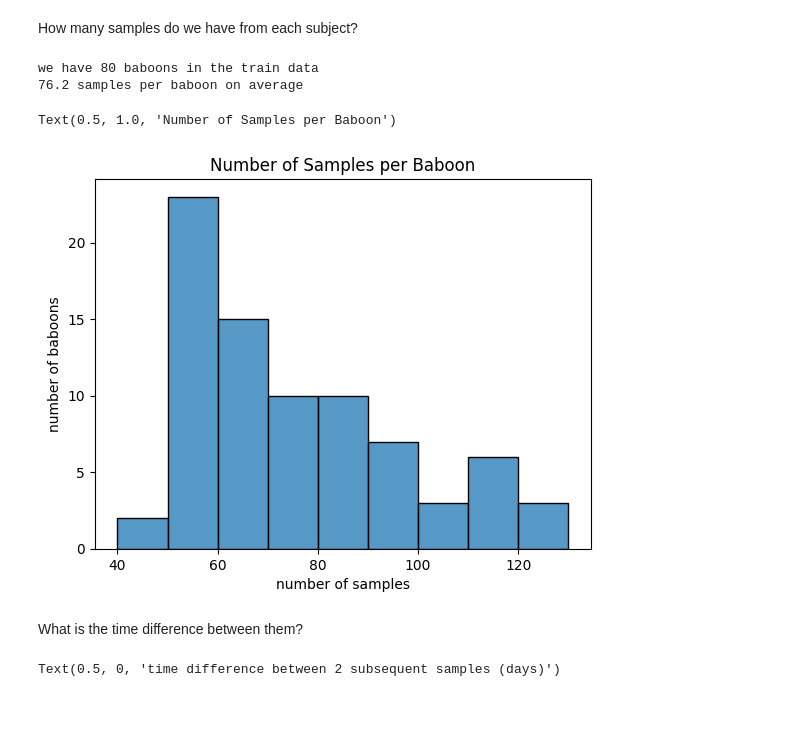
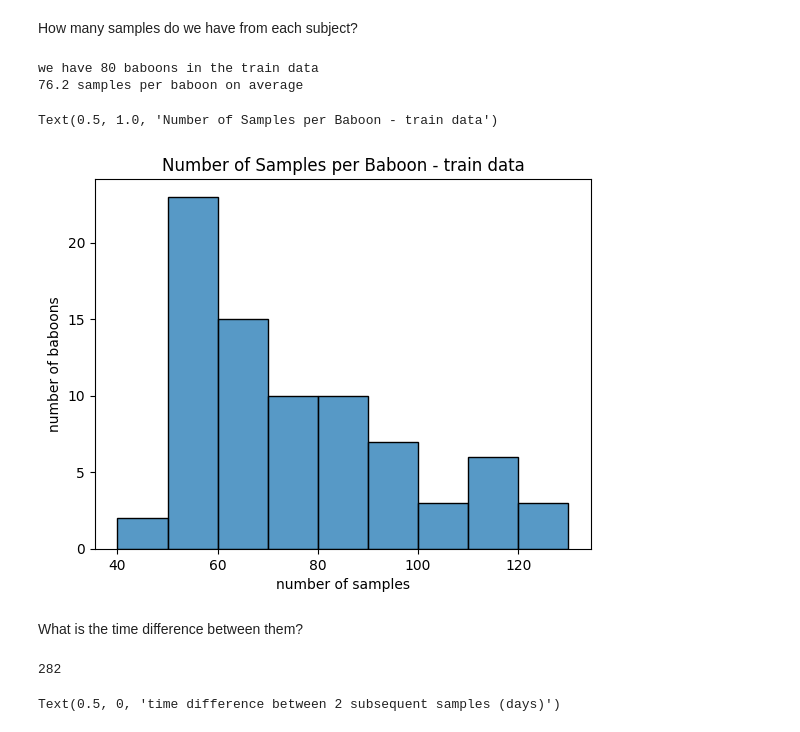
Before and after one commit to yuvaldotan/workshop_microbiome, a Jupyter notebook: code/Milestone1/milestone_1.ipynb, the cells around one changed output. Saved outputs shown, nothing was run; the diff lists cells and outputs as text; code cells hidden in the pictures.

```diff
--- a/milestone_1.ipynb
+++ b/code/Milestone1/milestone_1.ipynb
@@ -14,0 +12,3 @@ data_df = pd.read_csv("train_data.csv",  index_col="sample")
+# %%
+data_df = pd.read_csv(r"C:\Users\tomer\Desktop\year3\sem B\workshop_microbiome\train_data.csv", index_col="sample")
+metadata_df = pd.read_csv(r"C:\Users\tomer\Desktop\year3\sem B\workshop_microbiome\train_metadata.csv",  index_col="sample")
@@ -19,16 +36,16 @@ How many samples do we have from each subject?
 # %%
 baboons = metadata_df.groupby("baboon_id").count()["collection_date"]
 print(f"we have {len(baboons)} baboons in the train data")
 print(f"{baboons.mean()} samples per baboon on average")
 sns.histplot(baboons, binwidth=10, binrange=(40, 130))
 plt.xlabel("number of samples")
 plt.ylabel("number of baboons")
-plt.title("Number of Samples per Baboon")
+plt.title("Number of Samples per Baboon - train data")
 # %% [output]
 we have 80 baboons in the train data
 76.2 samples per baboon on average
-Text(0.5, 1.0, 'Number of Samples per Baboon')
+Text(0.5, 1.0, 'Number of Samples per Baboon - train data')
-[figure, old version]
+[figure, new version]
 # %% [markdown]
 What is the time difference between them?
 # %%
@@ -44,6 +61,10 @@ for baboon in metadata_df["baboon_id"].unique():
         ls.append(curr[i+1]-curr[i])
 
 ds = np.array(ds)
+# %%
+ds[ds>180].size
+# %% [output]
+282
 # %%
 sns.histplot(ds)
 max_time = max(ds)
```
Also changed, not shown: parts of 3 cells of this notebook, 21 other files.
